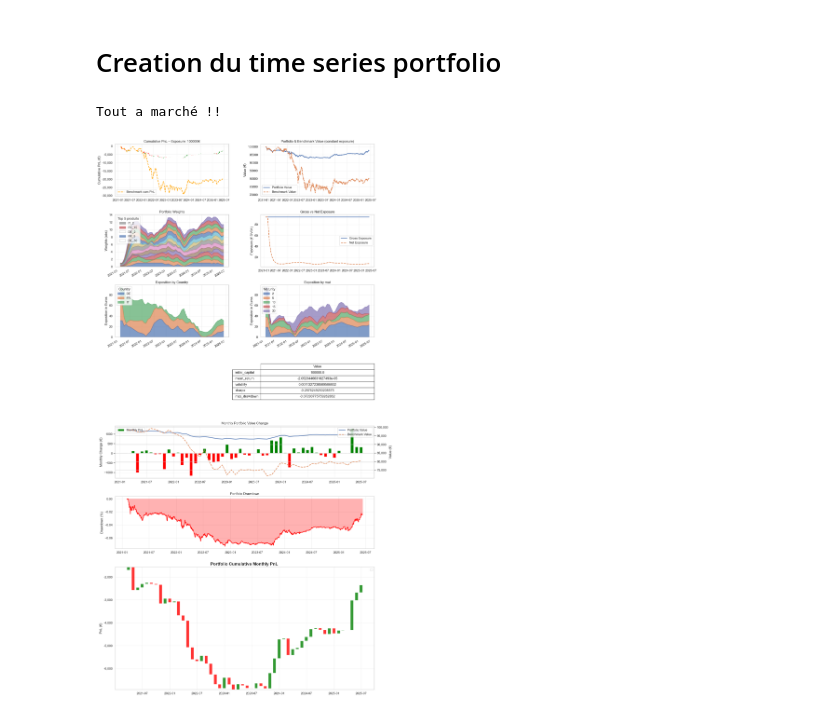
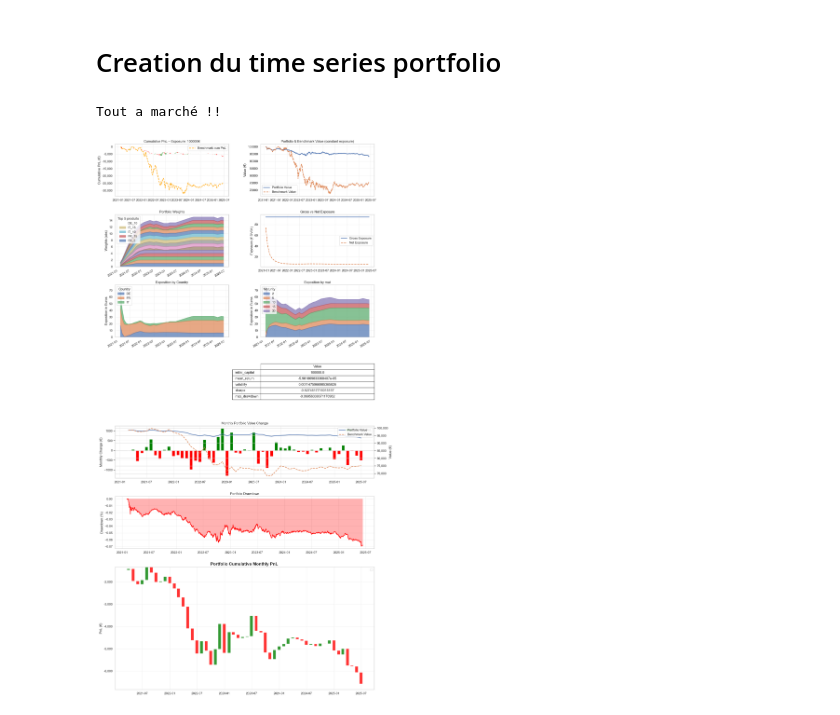
Before and after one commit to pradosth0/Markowitz_based_portfolio_allocation, a Jupyter notebook: pf_bond.ipynb, the cells around one changed output. Cells and saved outputs as stored; diff of their text form; code cells hidden in the pictures.

```diff
--- a/pf_bond.ipynb
+++ b/pf_bond.ipynb
@@ -86,7 +86,7 @@ def _compute_carry_for_isin(df_isin):
 
     # Si metadata manquante, on retourne sur l'ancienne approximation
     if (df["issue_date"].isna().all() or df["maturity_date"].isna().all() or df["coupon_dec"].isna().all()):
-        df["pnl_carry"] = (df["price"] / 100.0) * df["y_dec"] / 252.0
+        df["pnl_carry"] = df["coupon_dec"].fillna(0.0) / 252.0
         return df
 
     issue_date    = df["issue_date"].iloc[0]
@@ -406,6 +392,7 @@ Name: bidoffer_yield_bond, dtype: float64
 # %% [markdown]
 # Ajout spread et curve
 # %%
+
 def add_spread_curve(
     data,
     value_col="pnl_total_unit",
@@ -538,10 +525,8 @@ def add_spread_curve(
                         bo2 = bidoffer_product.get(p2, np.nan)
                         bo3 = bidoffer_product.get(p3, np.nan)
                         if np.isfinite(bo1) and np.isfinite(bo2) and np.isfinite(bo3):
-                            half_sum = 0.5 * (bo1 + bo2 + bo3)
-                            bidoffer_product[fly_name] = (
-                                half_sum * bid_offer_multiplier["fly"]
-                            )
+                            effective_bo = (bo1 + 2 * bo2 + bo3) * bid_offer_multiplier["fly"]
+                            bidoffer_product[fly_name] = effective_bo
 
     # ============================
     # 4) BOX / SLOPE DIFF
@@ -1465,6 +1447,7 @@ IT_5       0.066667
 # %% [markdown]
 # Creation du time series portfolio
 # %%
+
 class TimeSeriesPortfolio:
     def __init__(self, data, start_date, end_date, rebalance_freq='ME',
                  long_only=False, lamb=1, benchmark="ew",
@@ -1635,9 +1618,10 @@ class TimeSeriesPortfolio:
             dv01_full = self.dv01_by_product.reindex(self.asset_universe).fillna(0.0).values
 
             # bid/offer en bp (q25_spread_yield est en décimal -> *1e4)
-            bo_bp = bo_full.values * 100
+            delta_weight_full = w_full - (prev_exposure_full / target_dv01 if target_dv01 > 0 else w_full * 0)
+            bo_bp = bo_full.values * 100  # % → bp
+            tc_total = np.sum(np.abs(delta_weight_full.values) * bo_bp)
 
-            tc_total = np.sum(np.abs(delta_exposure_full.values) * bo_bp)
 
             # on met à jour les expositions précédentes
             prev_exposure_full = exposure_full.copy()
@@ -1906,29 +1890,29 @@ import warnings
 # --- ignorer tous les FutureWarning ---
 warnings.simplefilter(action='ignore', category=FutureWarning)
 # %%
+
 start_date = "2021-01-01"
 end_date   = "2025-06-10"
 
 
 tspf = TimeSeriesPortfolio(
     data=long_bond,
     start_date="2021-01-01",
     end_date="2025-06-10",
     rebalance_freq="1M",
     long_only=False,
     lamb=0.05,
-    span=15,
-    tc_gamma=0.08  # intensité des coûts dans l’optimisation
-    #initial_weights= df_weights["weight"]
+    span=252,
+    tc_gamma=0.001  # intensité des coûts dans l’optimisation
 )
 tspf.dv01_by_product = dv01_by_product
 
 
 tspf.generate_portfolios()
 
 viz = PortfolioDashboardVisualizer(tspf)
 
 viz.plot_dashboard()
 # %% [output]
 Tout a marché !!
-[figure, old version]
+[figure, new version]
```
Also changed, not shown: parts of 12 cells of this notebook.
